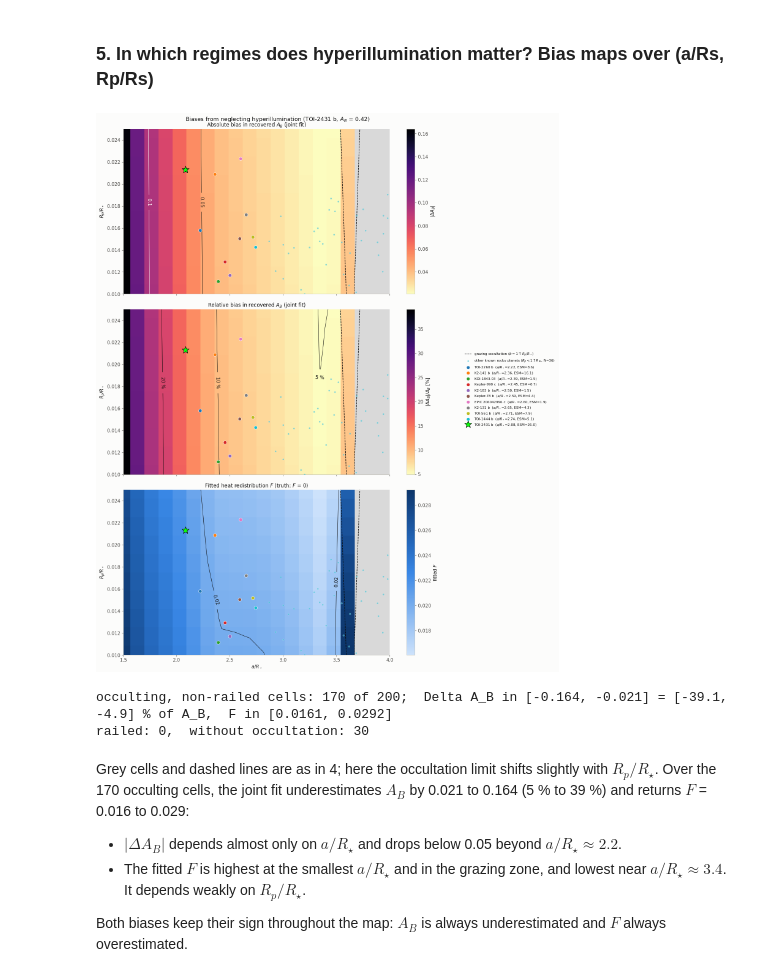
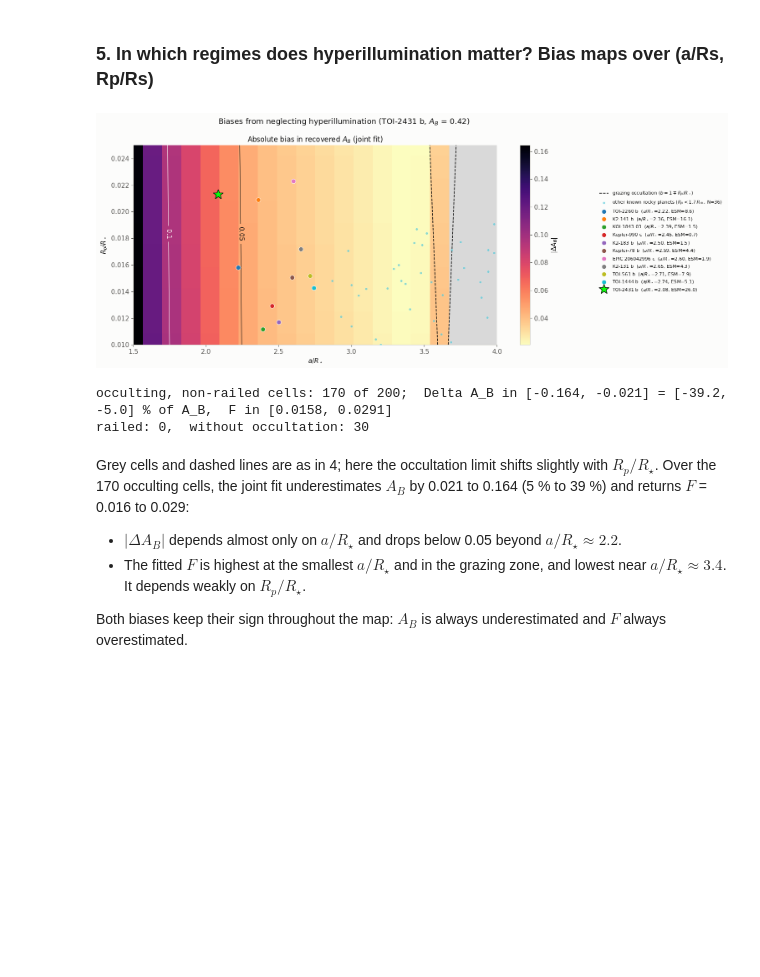
Before and after one commit to JonasSpiller/HyperPhase, a Jupyter notebook: HI PhaseCurve Fitting/F_AB_Bias.ipynb, the cells around one changed output. Cells and saved outputs as stored; diff of their text form; code cells hidden in the pictures; blank space fills up the shorter version.

```diff
--- a/HI PhaseCurve Fitting/F_AB_Bias.ipynb
+++ b/HI PhaseCurve Fitting/F_AB_Bias.ipynb
@@ -335,14 +336,14 @@ Over the 170 occulting cells, the joint fit underestimates $A_B$ by 0.017 to 0.2
 # %%
 # Grid box, widened by map_grid where the target itself falls outside it, so the notebook's own `planet` is always on its own map.
 a_rs_grid  = map_grid(1.5, 4.0, 20, include=planet.R / planet.r2)
 rp_rs_grid = map_grid(0.01, 0.025, 10, include=planet.r1 / planet.r2)
-kw = dict(n_layers=40, n_lo=300, n_la=150)     # the 200 K T_floor in model_pcurve keeps the naive terminator spline stable at this resolution
+kw = dict(n_lo=300, n_la=150)     # n_layers is left to the per-model default of pcurve_params (40 hyperillum, 60 naive / naive_redist); the 200 K T_floor in model_pcurve keeps the naive terminator spline stable at this resolution
 
 bias_map, F_map = bias_map_grid(cfg, A_B_true, a_rs_grid, rp_rs_grid, "rp_rs", redist=True, **kw)
-plot_bias_maps(a_rs_grid, rp_rs_grid, bias_map, A_B_true, planet, AGG, "pl_ratror", r"$R_p/R_\star$", rp_rs_of=lambda y: y, F_map=F_map)
+plot_bias_maps(a_rs_grid, rp_rs_grid, bias_map, A_B_true, planet, AGG, "pl_ratror", r"$R_p/R_\star$", rp_rs_of=lambda y: y, F_map=F_map, show_relative=False, show_F=False)   # True adds the relative-bias / fitted-F panels
 # %% [output]
-[figure, old version]
+[figure, new version]
-occulting, non-railed cells: 170 of 200;  Delta A_B in [-0.164, -0.021] = [-39.1, -4.9] % of A_B,  F in [0.0161, 0.0292]
+occulting, non-railed cells: 170 of 200;  Delta A_B in [-0.164, -0.021] = [-39.2, -5.0] % of A_B,  F in [0.0158, 0.0291]
 railed: 0,  without occultation: 30
 # %% [markdown]
 Grey cells and dashed lines are as in 4; here the occultation limit shifts slightly with $R_p/R_\star$. Over the 170 occulting cells, the joint fit underestimates $A_B$ by 0.021 to 0.164 (5 % to 39 %) and returns $F$ = 0.016 to 0.029:
```
Also changed, not shown: parts of 3 cells of this notebook, 10 other files.
